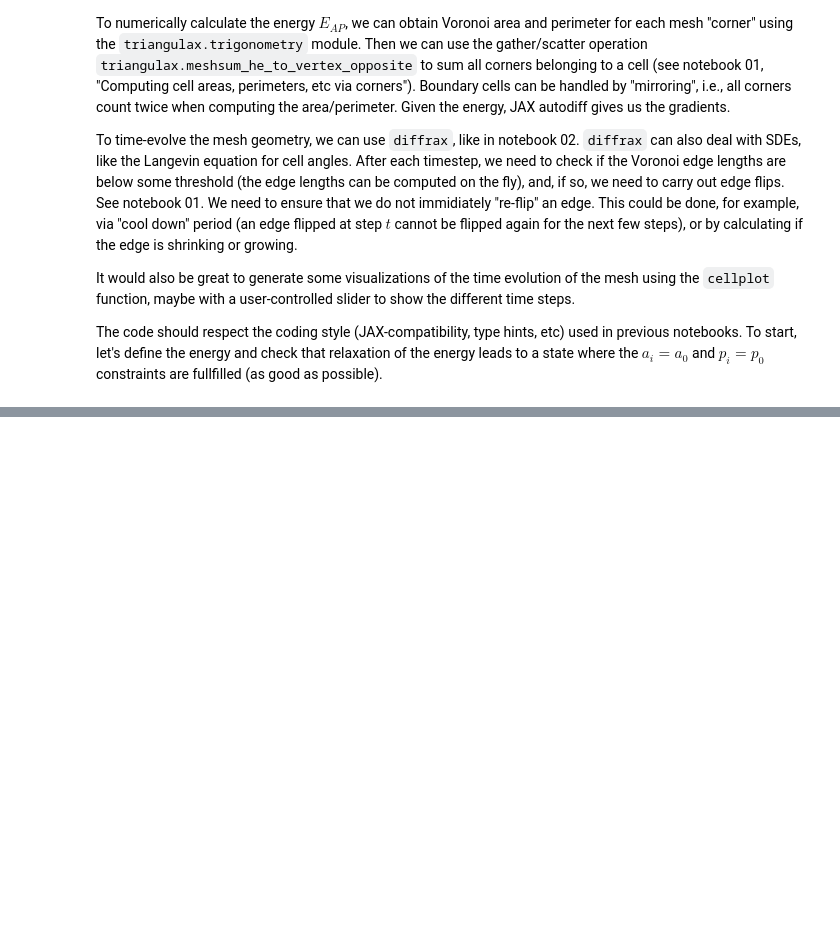
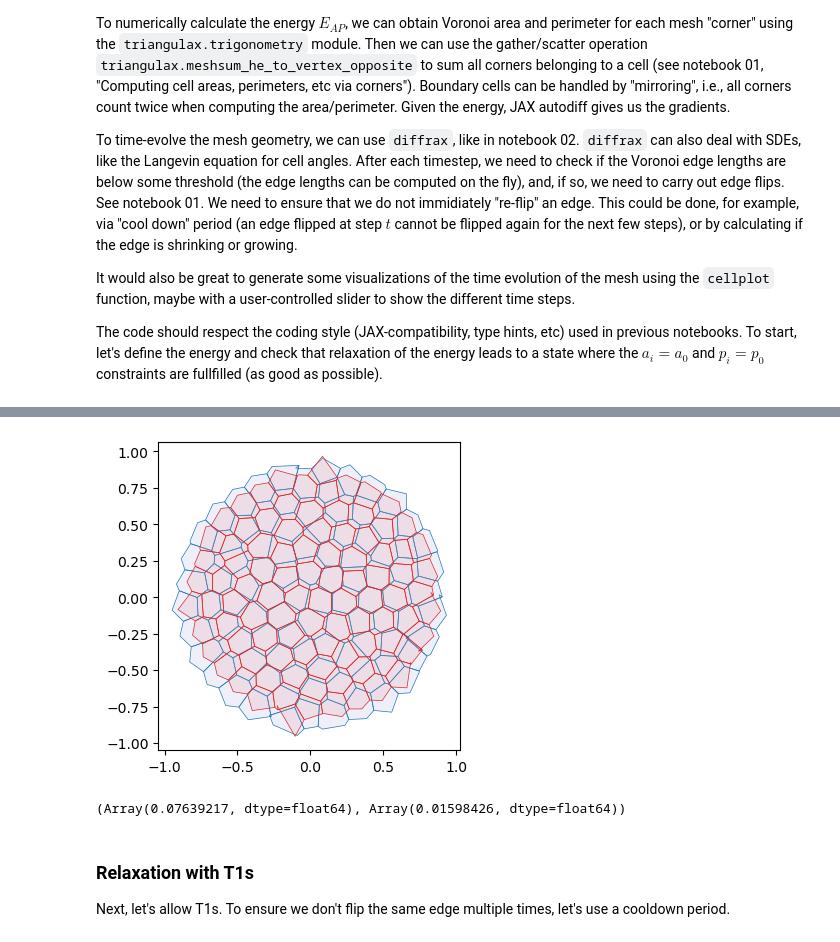
Before and after one commit to nikolas-claussen/triangulax, a Jupyter notebook: nbs/03_area_perimeter_model.ipynb, the cells around one changed output, grey strips where cells are left out. Saved outputs shown, nothing was run; the diff lists cells and outputs as text; code cells hidden in the pictures; blank space fills up the shorter version.

```diff
--- a/nbs/03_area_perimeter_model.ipynb
+++ b/nbs/03_area_perimeter_model.ipynb
@@ -30,0 +170,23 @@ The code should respect the coding style (JAX-compatibility, type hints, etc) us
+# %%
+geommesh_relaxed = msh.set_voronoi_face_positions(geommesh_relaxed, hemesh)
+
+fig, ax = plt.subplots(figsize=(4, 4))
+ax.add_collection(msh.cellplot(hemesh, geommesh.face_positions,
+                               cell_colors=np.array([0.7, 0.7, 0.9, 0.2]),
+                               mpl_polygon_kwargs={"lw": 0.5, "ec": "tab:blue"}))
+ax.add_collection(msh.cellplot(hemesh, geommesh_relaxed.face_positions,
+                               cell_colors=np.array([0.9, 0.6, 0.6, 0.2]),
+                               mpl_polygon_kwargs={"lw": 0.5, "ec": "tab:red"}))
+ax.set_aspect("equal")
+ax.autoscale_view();
+# %% [output]
+[figure, added]
+# %%
+areas_relaxed, perim_relaxed = compute_cell_geometry(geommesh_relaxed, hemesh)
+jnp.abs(areas_relaxed - a0)[hemesh.is_bdry].mean(), jnp.abs(perim_relaxed - p0)[hemesh.is_bdry].mean()
+# %% [output]
+(Array(0.07639217, dtype=float64), Array(0.01598426, dtype=float64))
+# %% [markdown]
+### Relaxation with T1s
+
+Next, let's allow T1s. To ensure we don't flip the same edge multiple times, let's use a cooldown period.
```
Also changed, not shown: parts of 29 cells of this notebook, 5 other files.
